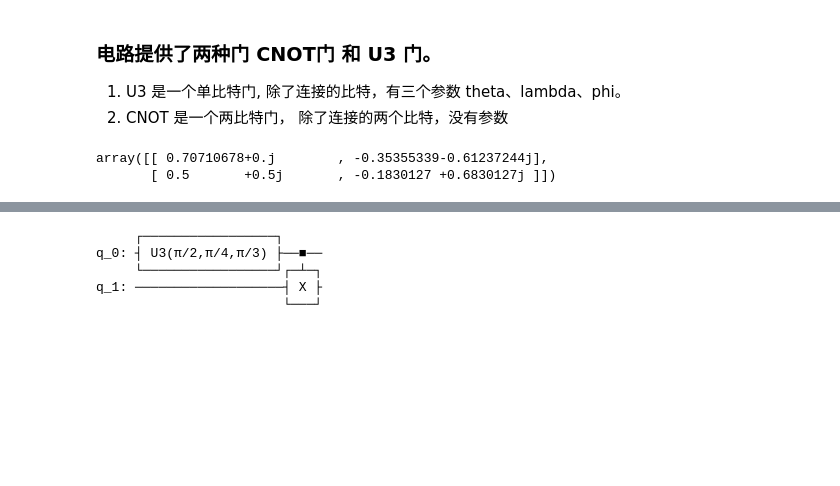
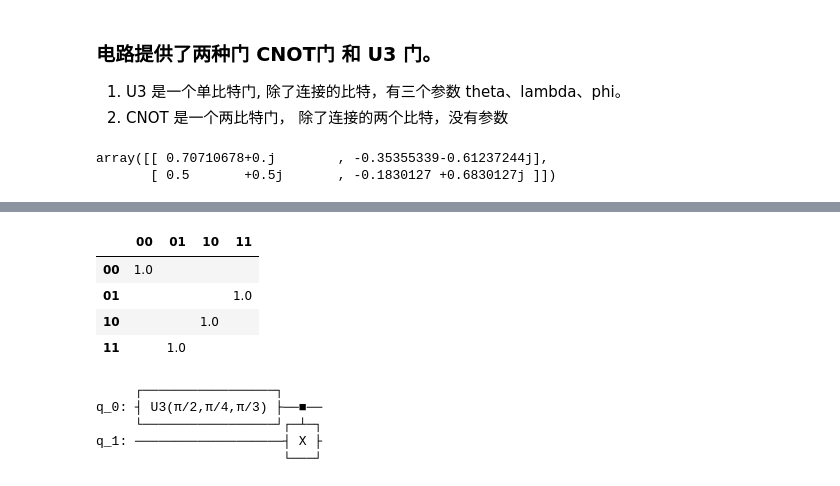
Before and after one commit to 1011497938/quantum-simulator, a Jupyter notebook: introduction.ipynb, the cells around one changed output, grey strips where cells are left out. Drawn from its saved outputs; the diff is of its cells as text; code cells hidden in the pictures; blank space fills up the shorter version.

```diff
--- a/introduction.ipynb
+++ b/introduction.ipynb
@@ -36,3 +40,11 @@ array([[1, 0, 0, 0],
+# %%
+paresGateMatrixPd(cnot.matrix())  # CNOT门来说，0比特是1,1比特翻转（注意是小端）
+# %% [output]
+|  | 00 | 01 | 10 | 11 |
+| 00 | 1.0 |  |  |  |
+| 01 |  |  |  | 1.0 |
+| 10 |  |  | 1.0 |  |
+| 11 |  | 1.0 |  |  |
 # %%
 qiskit_qc = qc.toQiskit()
 print(qiskit_qc)  # qiskit上是反着的
```
Also changed, not shown: parts of 11 cells of this notebook, 5 other files.
